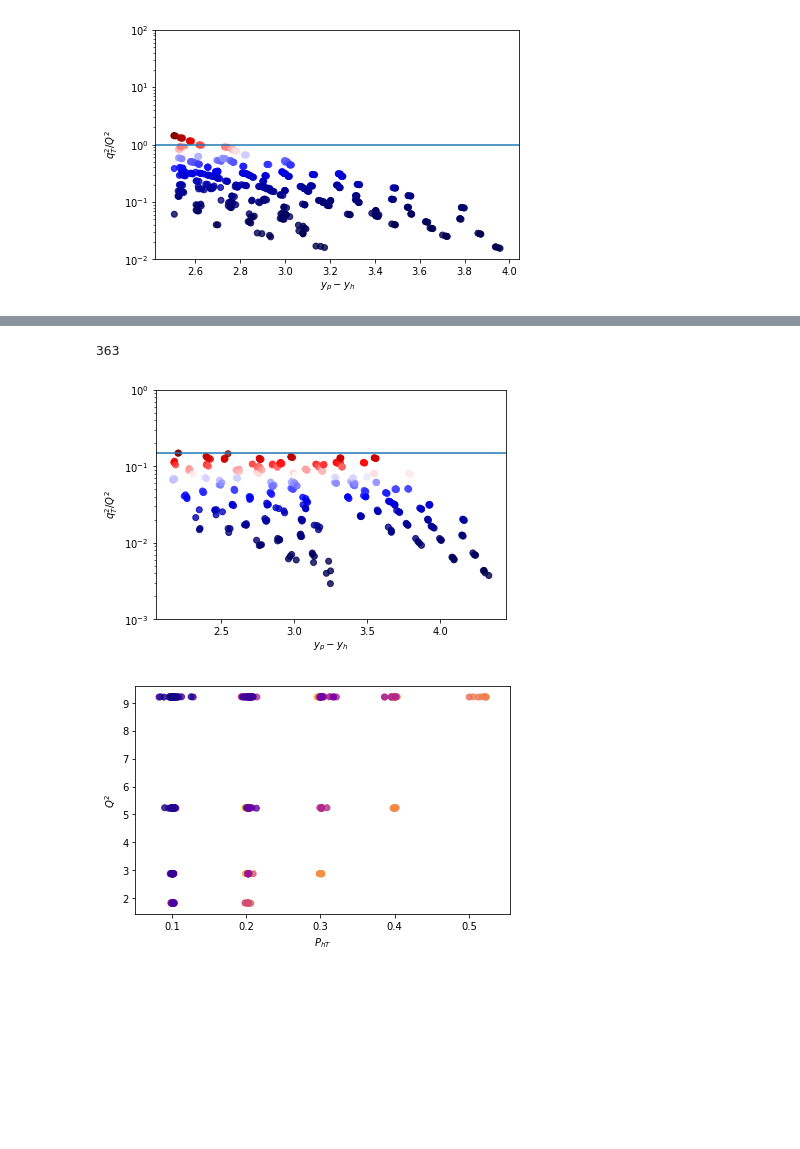
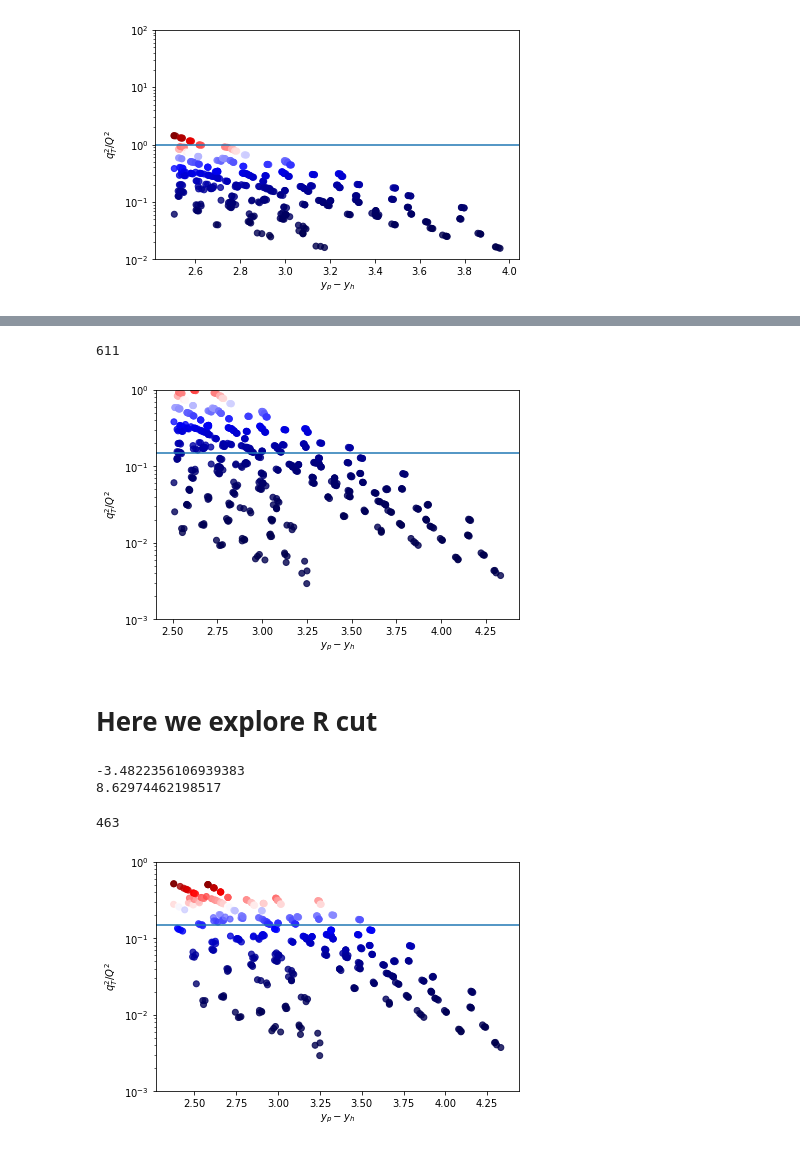
Before and after one commit to prokudin/psu_project_2018, a Jupyter notebook: notebooks_alexei_gk/HERMES_rapidity_color_plot_Alexei.ipynb, the cells around one changed output, grey strips where cells are left out. Cells and saved outputs as stored; diff of their text form; code cells hidden in the pictures; blank space fills up the shorter version.

```diff
--- a/notebooks_alexei_gk/HERMES_rapidity_color_plot_Alexei.ipynb
+++ b/notebooks_alexei_gk/HERMES_rapidity_color_plot_Alexei.ipynb
@@ -346,8 +344,7 @@ cut_data_qt = data.query("z>0.2 and z<0.6 and Q2>1.69 and (pT/z)**2<=0.15*Q2")
-# %%
-len(cut_data_qt)
-# %% [output]
-363
 # %%
+cut_data_qt = data.query("z>0.2 and z<0.6 and Q2>1.69 and (pT/z)**2<=0.15*Q2")
+#cut_data_qt = data.query("z>0.2 and z<0.6 and Q2>1.69 and dy>2.5")
+print(len(cut_data_qt))
 fig, ax, vert, hor = color_plot(cut_data_qt,"qToverQ2", "dy",cmap="seismic", alpha=0.8)
 #ax.yscale('symlog')
 ax.set_yscale("log")
@@ -356,15 +353,29 @@ plt.axhline(0.15,0,6)
 plt.savefig("hermes_data_rapidity.pdf")
 plt.show()
 # %% [output]
+611
-[figure, old version]
+[figure, new version]
+# %% [markdown]
+# Here we explore R cut
+# %%
+print(np.min(data["lnR"]))
+print(np.max(data["lnR"]))
+# %% [output]
+-3.4822356106939383
+8.62974462198517
 # %%
-fig, ax, vert, hor = color_plot(cut_data_qt,"Q2", "pT", alpha=0.8)
+#cut_data_R = data.query("z>0.2 and z<0.6 and Q2>1.69 and (pT/z)**2<=0.15*Q2 and lnR<-1.5")
+cut_data_R = data.query("z>0.2 and z<0.6 and Q2>1.69 and lnR<-0.5")
+
+print(len(cut_data_R))
+fig, ax, vert, hor = color_plot(cut_data_R,"qToverQ2", "dy",cmap="seismic", alpha=0.8)
 #ax.yscale('symlog')
-#ax.set_yscale("log")
-#ax.set_ylim([0.0001,100])
-#plt.axhline(0.15,0,6)
-plt.savefig("hermes_data_new_pt.pdf")
+ax.set_yscale("log")
+ax.set_ylim([0.001,1])
+plt.axhline(0.15,0,6)
+plt.savefig("hermes_data_R.pdf")
 plt.show()
 # %% [output]
+463
-[figure, old version]
+[figure, new version]
 # %%
```
Also changed, not shown: parts of 8 cells of this notebook, 3 other files.
